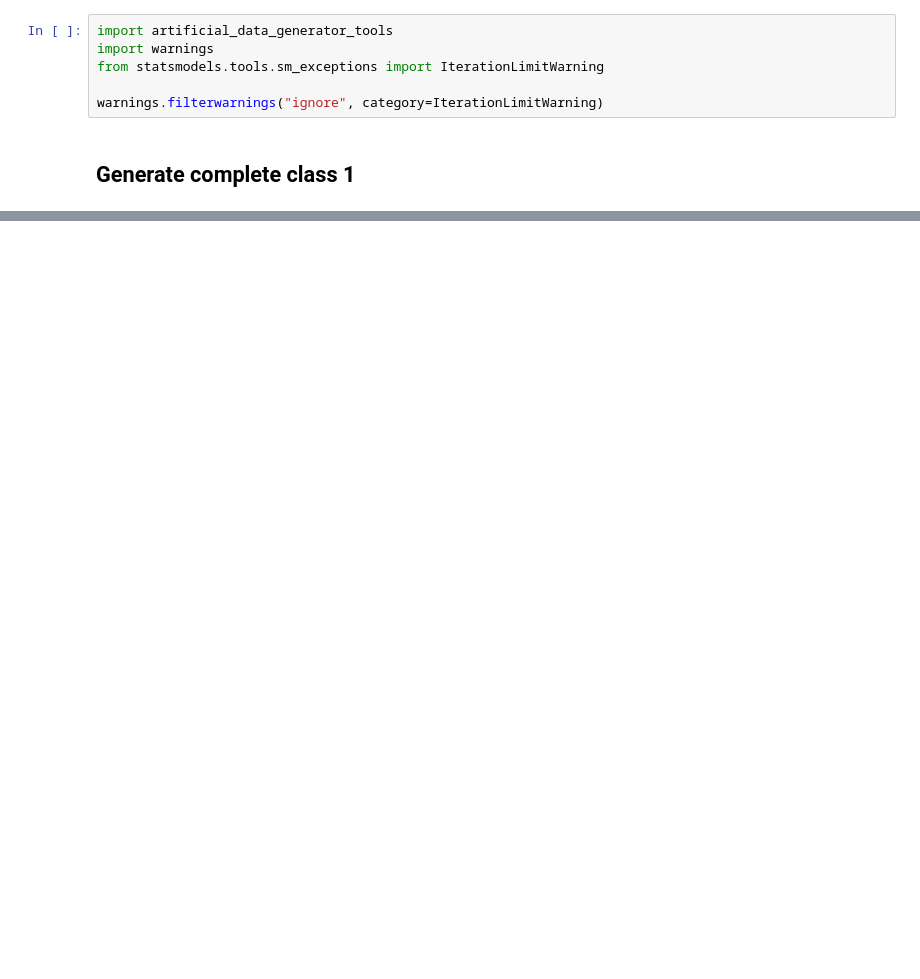
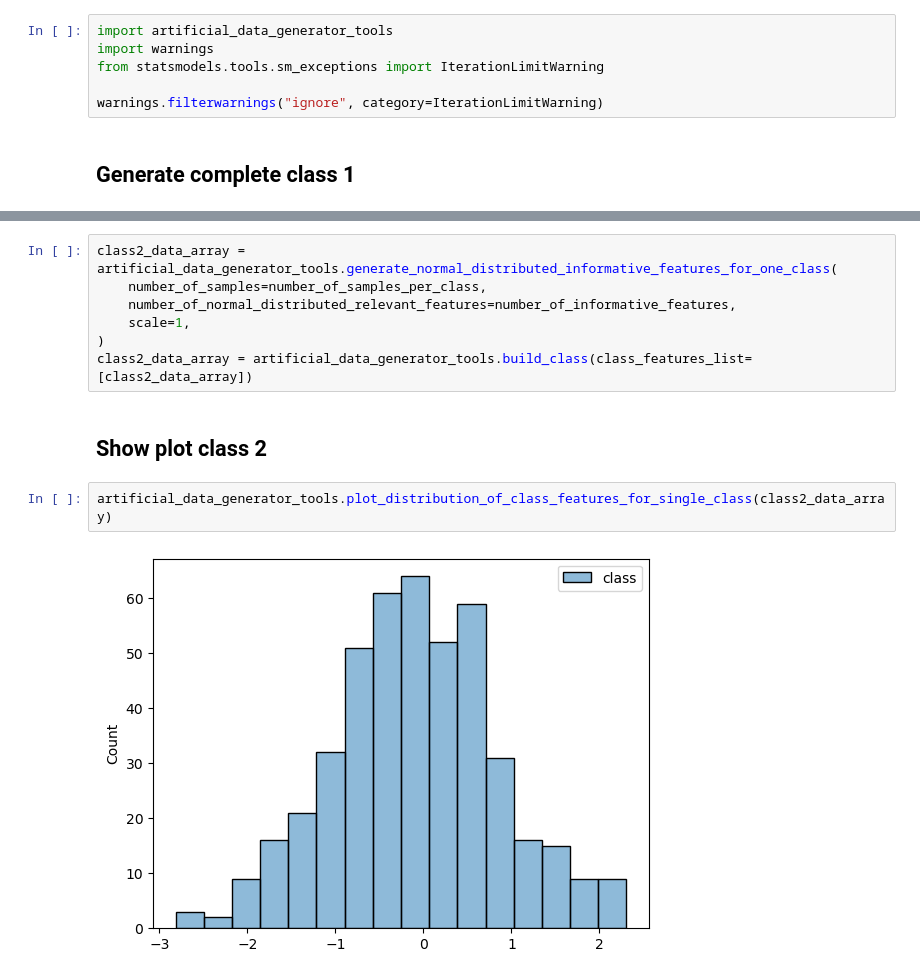
Before and after one commit to sigrun-may/artificial-data-generator, a Jupyter notebook: artificial_data_generator/artificial_data_generator_example2.ipynb, the cells around one changed output, grey strips where cells are left out. Drawn from its saved outputs; the diff is of its cells as text; blank space fills up the shorter version.

```diff
--- a/artificial_data_generator/artificial_data_generator_example2.ipynb
+++ b/artificial_data_generator/artificial_data_generator_example2.ipynb
@@ -170,0 +104,13 @@ separated_artificial_data_df.to_csv(
+# %%
+class2_data_array = artificial_data_generator_tools.generate_normal_distributed_informative_features_for_one_class(
+    number_of_samples=number_of_samples_per_class,
+    number_of_normal_distributed_relevant_features=number_of_informative_features,
+    scale=1,
+)
+class2_data_array = artificial_data_generator_tools.build_class(class_features_list=[class2_data_array])
+# %% [markdown]
+## Show plot class 2
+# %%
+artificial_data_generator_tools.plot_distribution_of_class_features_for_single_class(class2_data_array)
+# %% [output]
+[figure, added]
```
Also changed, not shown: parts of 51 cells of this notebook, 1 other file.
